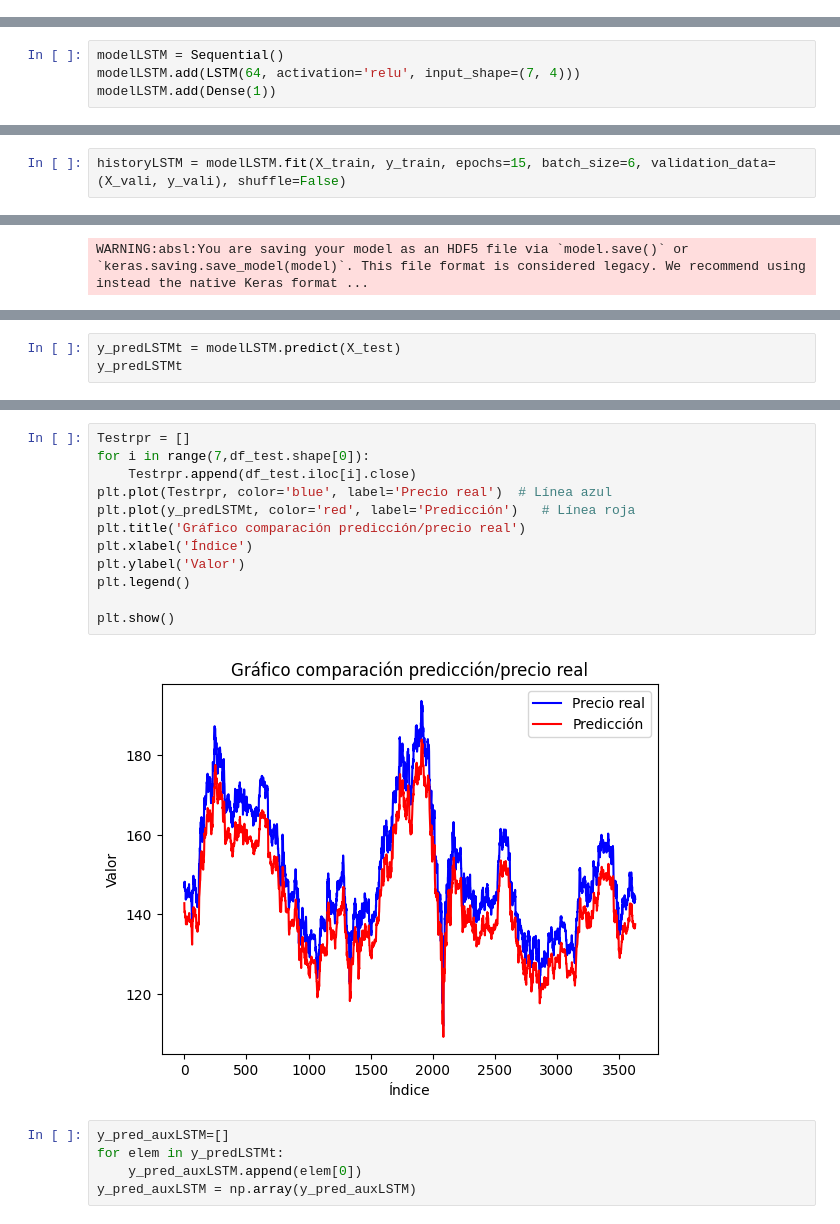
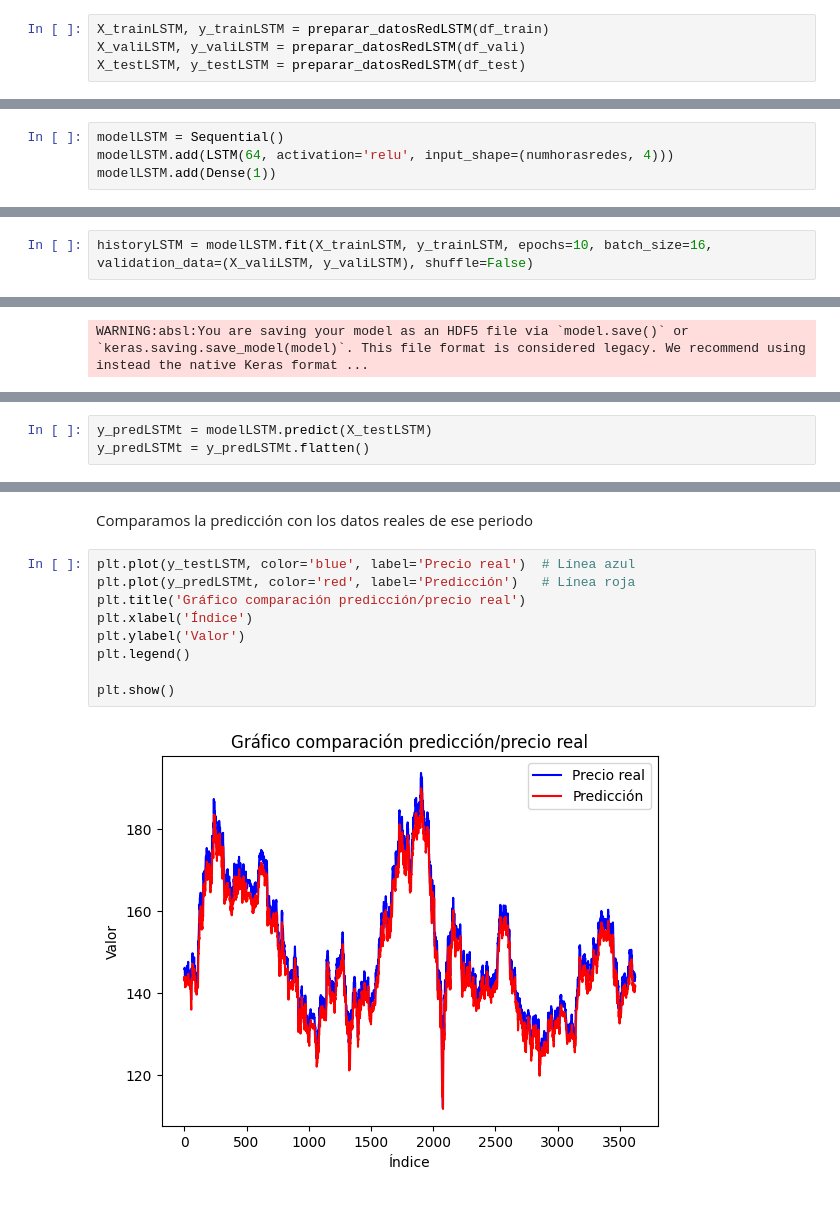
Before and after one commit to Raul-Gonzalez-M/TFG, a Jupyter notebook: codigo/MoreData/AlgoritmosSolanaHMoreData.ipynb, the cells around one changed output, grey strips where cells are left out. Drawn from its saved outputs; the diff is of its cells as text.

Commit message:
Implementada y probada la función preparardatos para redes LSTM, además de pequeñas mejoras en el código de las LSTM y un abundante número de markdowns nuevos

```diff
--- a/codigo/MoreData/AlgoritmosSolanaHMoreData.ipynb
+++ b/codigo/MoreData/AlgoritmosSolanaHMoreData.ipynb
@@ -585,0 +604,4 @@ from tensorflow.keras.layers import LSTM
+# %%
+X_trainLSTM, y_trainLSTM = preparar_datosRedLSTM(df_train)
+X_valiLSTM, y_valiLSTM = preparar_datosRedLSTM(df_vali)
+X_testLSTM, y_testLSTM = preparar_datosRedLSTM(df_test)
@@ -586,4 +610,4 @@ from tensorflow.keras.layers import LSTM
 # %%
 modelLSTM = Sequential()
-modelLSTM.add(LSTM(64, activation='relu', input_shape=(7, 4)))
+modelLSTM.add(LSTM(64, activation='relu', input_shape=(numhorasredes, 4)))
 modelLSTM.add(Dense(1))
@@ -592,3 +620,3 @@ modelLSTM.compile(optimizer='adam', loss='mape')
 # %%
-historyLSTM = modelLSTM.fit(X_train, y_train, epochs=15, batch_size=6, validation_data=(X_vali, y_vali), shuffle=False)
+historyLSTM = modelLSTM.fit(X_trainLSTM, y_trainLSTM, epochs=10, batch_size=16, validation_data=(X_valiLSTM, y_valiLSTM), shuffle=False)
 # %% [output]
@@ -670,4 +684,4 @@ array([[[154.35, 154.5 , 153.45, 154.1 ],
 # %%
-y_predLSTMt = modelLSTM.predict(X_test)
-y_predLSTMt
+y_predLSTMt = modelLSTM.predict(X_testLSTM)
+y_predLSTMt = y_predLSTMt.flatten()
 # %% [output]
@@ -682,21 +689,15 @@ array([[142.76546],
+# %% [markdown]
+Comparamos la predicción con los datos reales de ese periodo
 # %%
-Testrpr = []
-for i in range(7,df_test.shape[0]):
-    Testrpr.append(df_test.iloc[i].close)
-plt.plot(Testrpr, color='blue', label='Precio real')  # Línea azul
+plt.plot(y_testLSTM, color='blue', label='Precio real')  # Línea azul
 plt.plot(y_predLSTMt, color='red', label='Predicción')   # Línea roja
 plt.title('Gráfico comparación predicción/precio real')
 plt.xlabel('Índice')
 plt.ylabel('Valor')
 plt.legend()
 
 plt.show()
 # %% [output]
-[figure, old version]
+[figure, new version]
-# %%
-y_pred_auxLSTM=[]
-for elem in y_predLSTMt:
-    y_pred_auxLSTM.append(elem[0])
-y_pred_auxLSTM = np.array(y_pred_auxLSTM)
 # %%
 suma = 0
```
Also changed, not shown: parts of 20 cells of this notebook.
